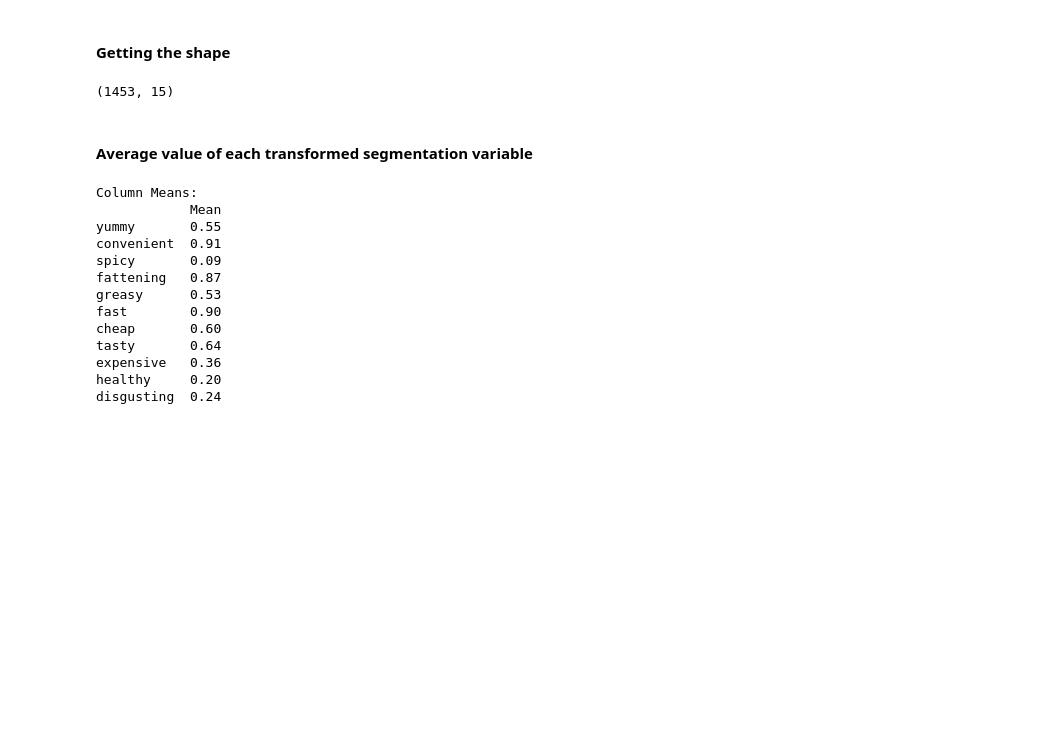
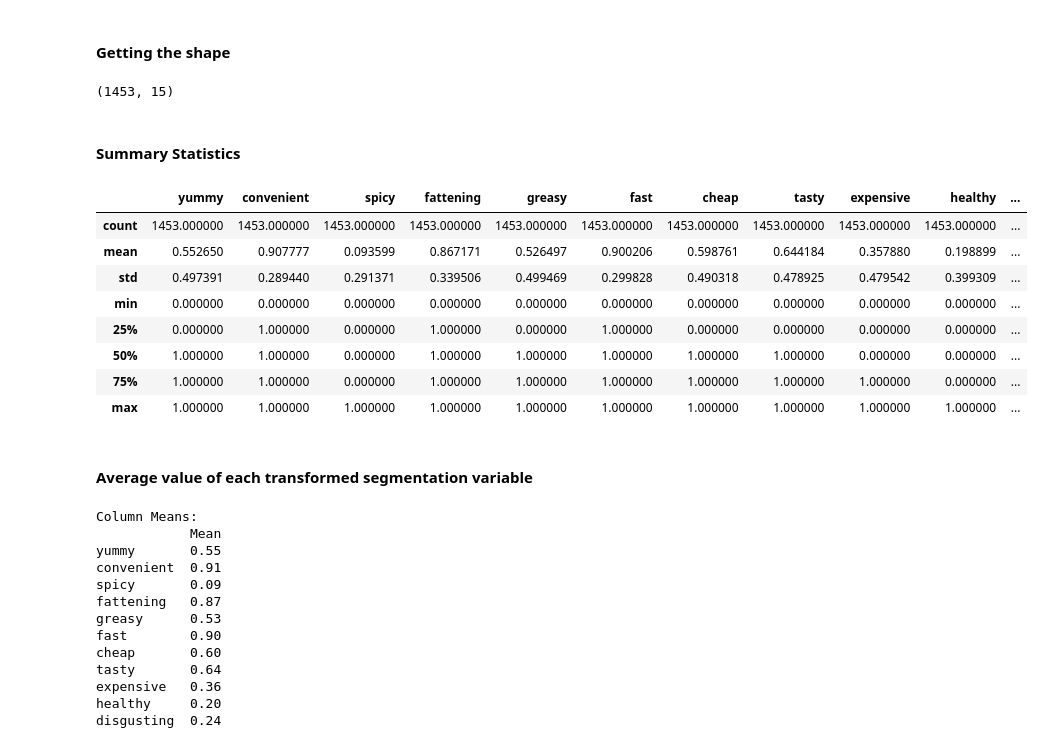
Before and after one commit to Iswaryaparthi/MarketSegmentationAnalysis, a Jupyter notebook: code_conversion.ipynb, the cells around one changed output. Cells and saved outputs as stored; diff of their text form; code cells hidden in the pictures; blank space fills up the shorter version.

```diff
--- a/code_conversion.ipynb
+++ b/code_conversion.ipynb
@@ -54,6 +73,20 @@ Index(['yummy', 'convenient', 'spicy', 'fattening', 'greasy', 'fast', 'cheap',
 df.shape
 # %% [output]
 (1453, 15)
+# %% [markdown]
+#### Summary Statistics
+# %%
+df.describe()
+# %% [output]
+|  | yummy | convenient | spicy | fattening | greasy | fast | cheap | tasty | expensive | healthy | ... |
+| count | 1453.000000 | 1453.000000 | 1453.000000 | 1453.000000 | 1453.000000 | 1453.000000 | 1453.000000 | 1453.000000 | 1453.000000 | 1453.000000 | ... |
+| mean | 0.552650 | 0.907777 | 0.093599 | 0.867171 | 0.526497 | 0.900206 | 0.598761 | 0.644184 | 0.357880 | 0.198899 | ... |
+| std | 0.497391 | 0.289440 | 0.291371 | 0.339506 | 0.499469 | 0.299828 | 0.490318 | 0.478925 | 0.479542 | 0.399309 | ... |
+| min | 0.000000 | 0.000000 | 0.000000 | 0.000000 | 0.000000 | 0.000000 | 0.000000 | 0.000000 | 0.000000 | 0.000000 | ... |
+| 25% | 0.000000 | 1.000000 | 0.000000 | 1.000000 | 0.000000 | 1.000000 | 0.000000 | 0.000000 | 0.000000 | 0.000000 | ... |
+| 50% | 1.000000 | 1.000000 | 0.000000 | 1.000000 | 1.000000 | 1.000000 | 1.000000 | 1.000000 | 0.000000 | 0.000000 | ... |
+| 75% | 1.000000 | 1.000000 | 0.000000 | 1.000000 | 1.000000 | 1.000000 | 1.000000 | 1.000000 | 1.000000 | 0.000000 | ... |
+| max | 1.000000 | 1.000000 | 1.000000 | 1.000000 | 1.000000 | 1.000000 | 1.000000 | 1.000000 | 1.000000 | 1.000000 | ... |
 # %% [markdown]
 #### Average value of each transformed segmentation variable
 # %%
```
Also changed, not shown: parts of 1 cell of this notebook.
